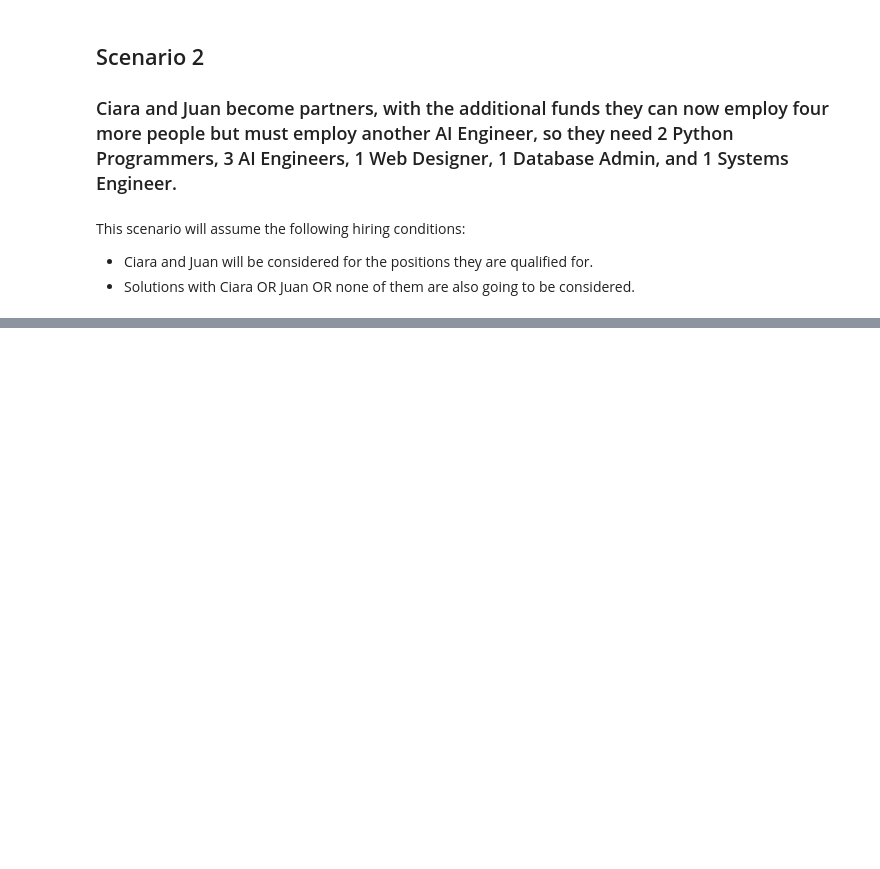
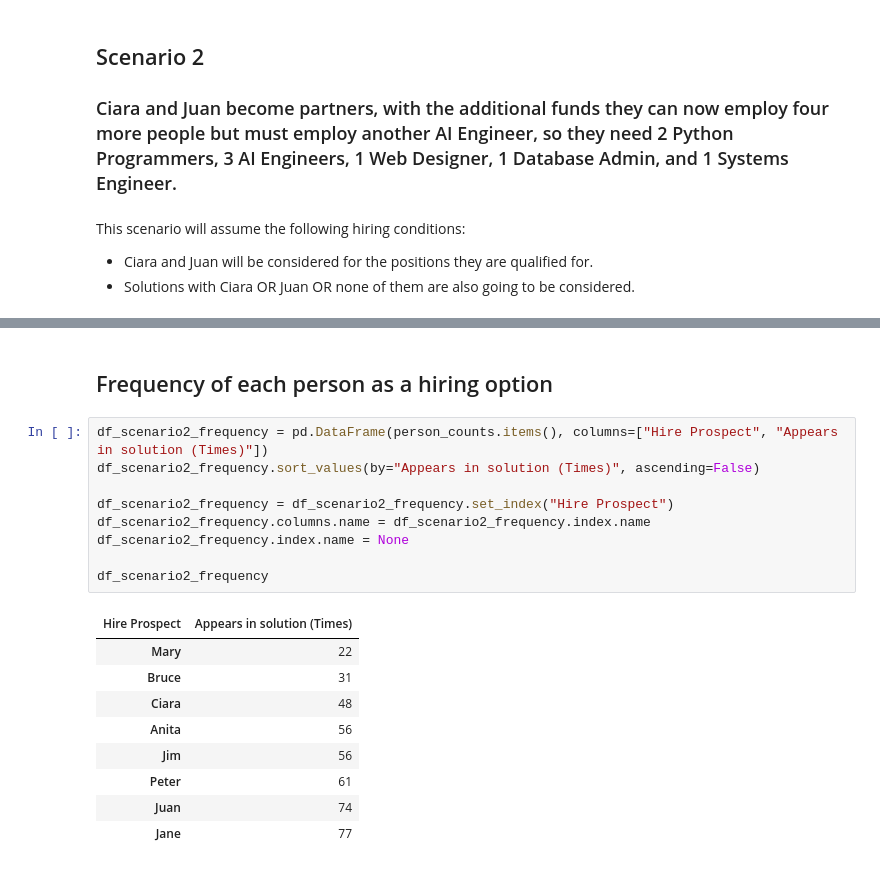
Before and after one commit to cctdoug/AI_DV-_ICA, a Jupyter notebook: DouglasSantos_AI_DV_ICA.ipynb, the cells around one changed output, grey strips where cells are left out. Drawn from its saved outputs; the diff is of its cells as text; blank space fills up the shorter version.

```diff
--- a/DouglasSantos_AI_DV_ICA.ipynb
+++ b/DouglasSantos_AI_DV_ICA.ipynb
@@ -260,0 +362,21 @@ for person, count in person_counts.items():
+# %% [markdown]
+## Frequency of each person as a hiring option
+# %%
+df_scenario2_frequency = pd.DataFrame(person_counts.items(), columns=["Hire Prospect", "Appears in solution (Times)"])
+df_scenario2_frequency.sort_values(by="Appears in solution (Times)", ascending=False)
+
+df_scenario2_frequency = df_scenario2_frequency.set_index("Hire Prospect")
+df_scenario2_frequency.columns.name = df_scenario2_frequency.index.name
+df_scenario2_frequency.index.name = None
+
+df_scenario2_frequency
+# %% [output]
+| Hire Prospect | Appears in solution (Times) |
+| Mary | 22 |
+| Bruce | 31 |
+| Ciara | 48 |
+| Anita | 56 |
+| Jim | 56 |
+| Peter | 61 |
+| Juan | 74 |
+| Jane | 77 |
```
Also changed, not shown: parts of 10 cells of this notebook.
